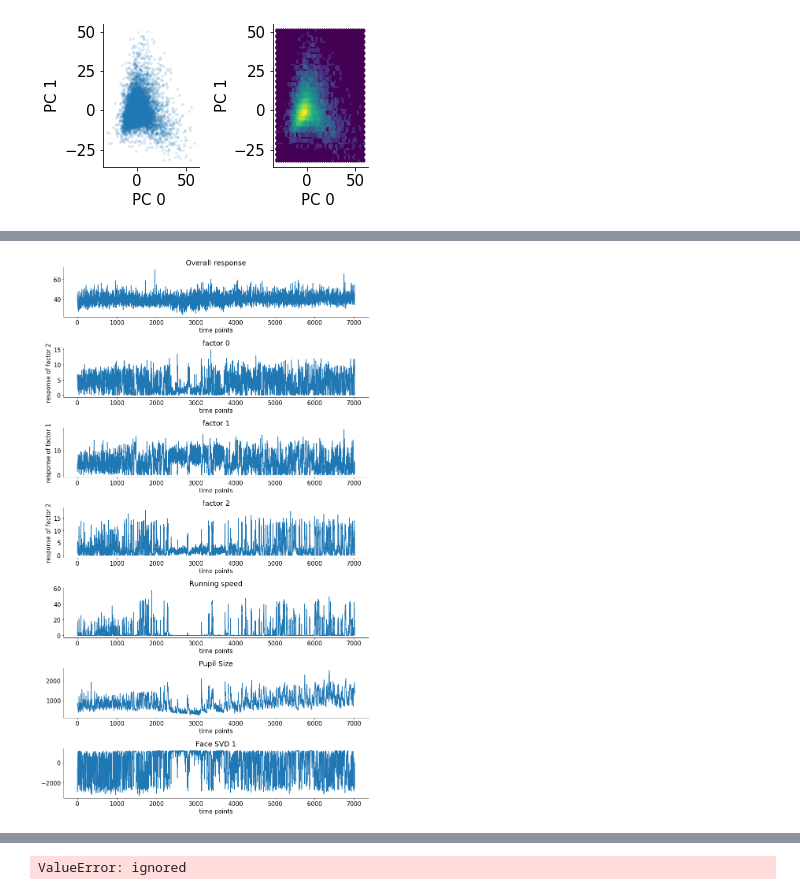
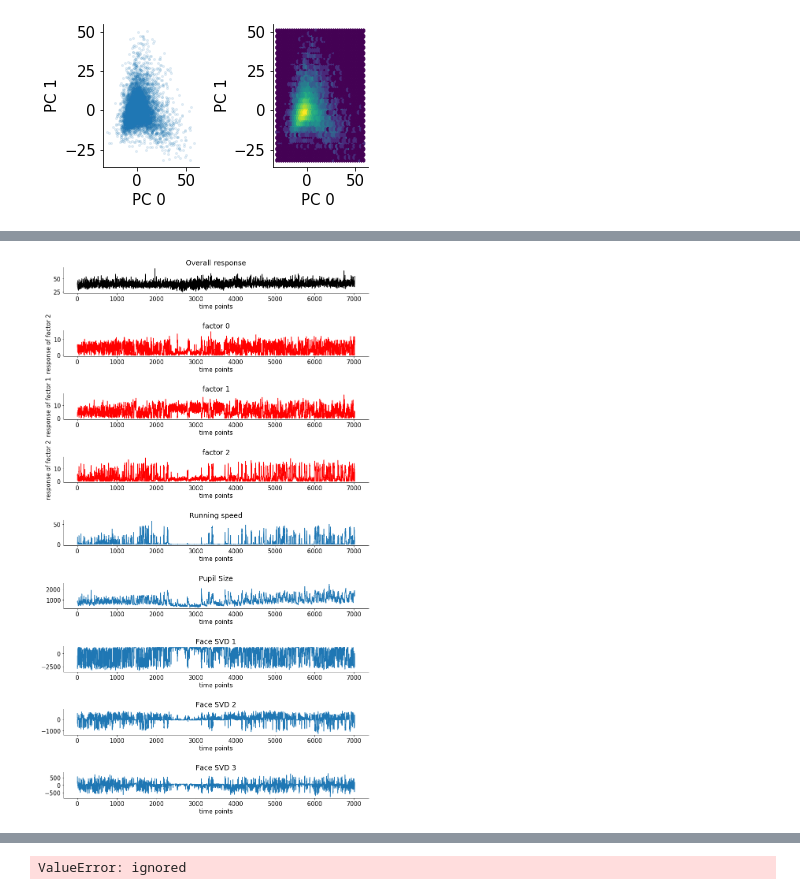
Before and after one commit to YGUO29/NMA-proj, a Jupyter notebook: NMA_proj_load_stringer_spontaneous.ipynb, the cells around one changed output, grey strips where cells are left out. Drawn from its saved outputs; the diff is of its cells as text; code cells hidden in the pictures.

```diff
--- a/NMA_proj_load_stringer_spontaneous.ipynb
+++ b/NMA_proj_load_stringer_spontaneous.ipynb
@@ -168,7 +168,7 @@ from sklearn.decomposition import NMF
 def my_nmf(DataMat, nComp = 2):
     # data matrix input for NMF: nSamples * nFeatures
 
-#     DataMat[DataMat<0]=0 #set any negligibly small negative values to 0
+    DataMat[DataMat<0]=0 #set any negligibly small negative values to 0
     params = {'nComp': nComp}
     model = NMF(n_components = params['nComp'], init='random')
     W = model.fit_transform(DataMat)
@@ -196,10 +196,11 @@ def select_cell(weights, perc = 0):
 idx, plot_colors = select_cell(H[0,:], perc = 90)
 # %%
 # take NMF
-# DataMat =  dat['sresp'].T
+DataMat =  dat['sresp'].T
+print(np.min(DataMat))
 
-DataMat_min = np.min(Z.T, axis = 0)
-DataMat = Z.T - DataMat_min
+# DataMat_min = np.min(Z.T, axis = 0)
+# DataMat = Z.T - DataMat_min
 
 # print(DataMat.shape)
 # print(np.min(DataMat, axis = 0))
@@ -318,34 +325,42 @@ for i_fac in range(0,nComp):
 # %%
 # visualize temporal components
 fig = plt.figure(figsize=(12,20))
-nSubplot = 7
+nSubplot = 9
 
 ax = fig.add_subplot(nSubplot, 1, 1)
-plt.plot(np.mean(dat['sresp'], axis=0))
+plt.plot(np.mean(dat['sresp'], axis=0), 'k')
 ax.set(xlabel='time points', ylabel = '', title = 'Overall response');
 
 ax = fig.add_subplot(nSubplot, 1, 2)
-plt.plot(W[:,0])
+plt.plot(W[:,0],'r')
 ax.set(xlabel='time points', ylabel = 'response of factor 2', title = 'factor 0');
 
 ax = fig.add_subplot(nSubplot, 1, 3)
-plt.plot(W[:,1])
+plt.plot(W[:,1],'r')
 ax.set(xlabel='time points', ylabel = 'response of factor 1', title = 'factor 1');
 
 ax = fig.add_subplot(nSubplot, 1, 4)
-plt.plot(W[:,2])
+plt.plot(W[:,2],'r')
 ax.set(xlabel='time points', ylabel = 'response of factor 2', title = 'factor 2');
 
 ax = fig.add_subplot(nSubplot, 1, 5)
 plt.plot(dat['run'])
 ax.set(xlabel='time points', ylabel = '', title = 'Running speed');
 
 ax = fig.add_subplot(nSubplot, 1, 6)
 plt.plot(dat['pupilArea'])
 ax.set(xlabel='time points', ylabel = '', title = 'Pupil Size');
 
 ax = fig.add_subplot(nSubplot, 1, 7)
 plt.plot(dat['beh_svd_time'][:,0])
 ax.set(xlabel='time points', ylabel = '', title = 'Face SVD 1');
+
+ax = fig.add_subplot(nSubplot, 1, 8)
+plt.plot(dat['beh_svd_time'][:,1])
+ax.set(xlabel='time points', ylabel = '', title = 'Face SVD 2');
+
+ax = fig.add_subplot(nSubplot, 1, 9)
+plt.plot(dat['beh_svd_time'][:,2])
+ax.set(xlabel='time points', ylabel = '', title = 'Face SVD 3');
 # %% [output]
-[figure, old version]
+[figure, new version]
```
Also changed, not shown: parts of 8 cells of this notebook.
